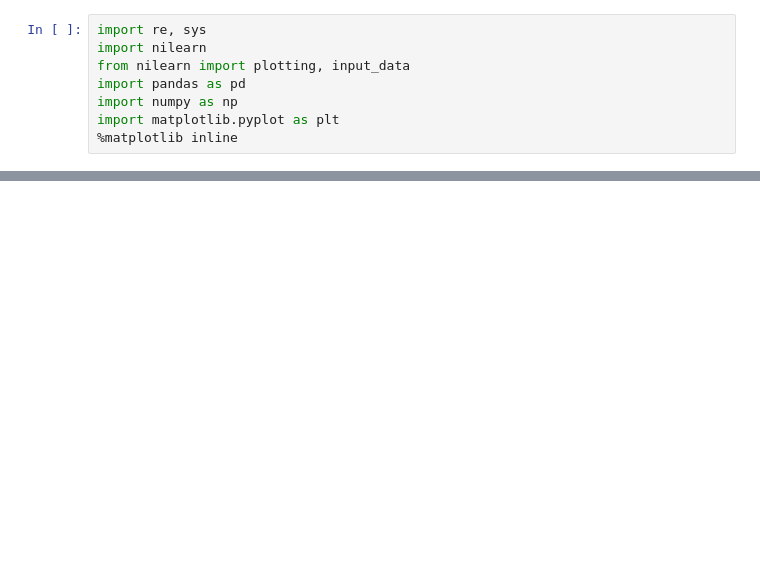
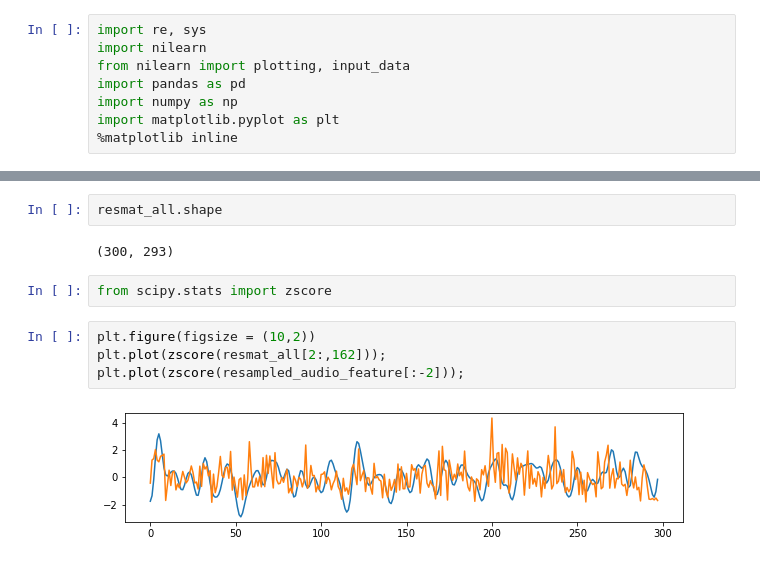
Before and after one commit to nomcomm/narratives_pieman, a Jupyter notebook: scripts/01_AudioFeature.ipynb, the cells around one changed output, grey strips where cells are left out. Cells and saved outputs as stored; diff of their text form; blank space fills up the shorter version.

```diff
--- a/scripts/01_AudioFeature.ipynb
+++ b/scripts/01_AudioFeature.ipynb
@@ -175,0 +104,12 @@ view
+# %%
+resmat_all.shape
+# %% [output]
+(300, 293)
+# %%
+from scipy.stats import zscore
+# %%
+plt.figure(figsize = (10,2))
+plt.plot(zscore(resmat_all[2:,162]));
+plt.plot(zscore(resampled_audio_feature[:-2]));
+# %% [output]
+[figure, added]
```
Also changed, not shown: parts of 44 cells of this notebook, 15 other files.
